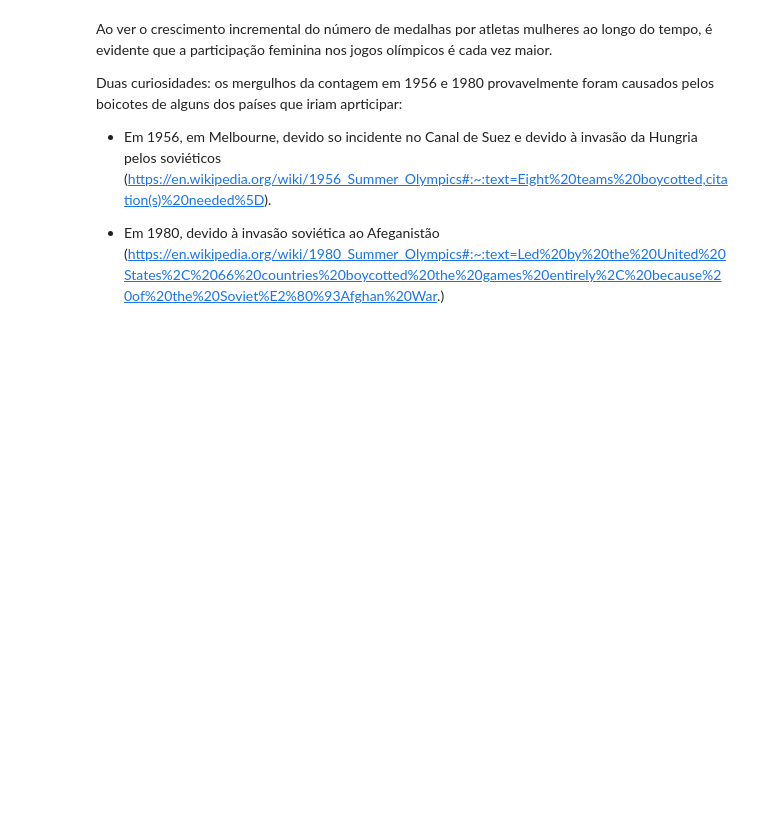
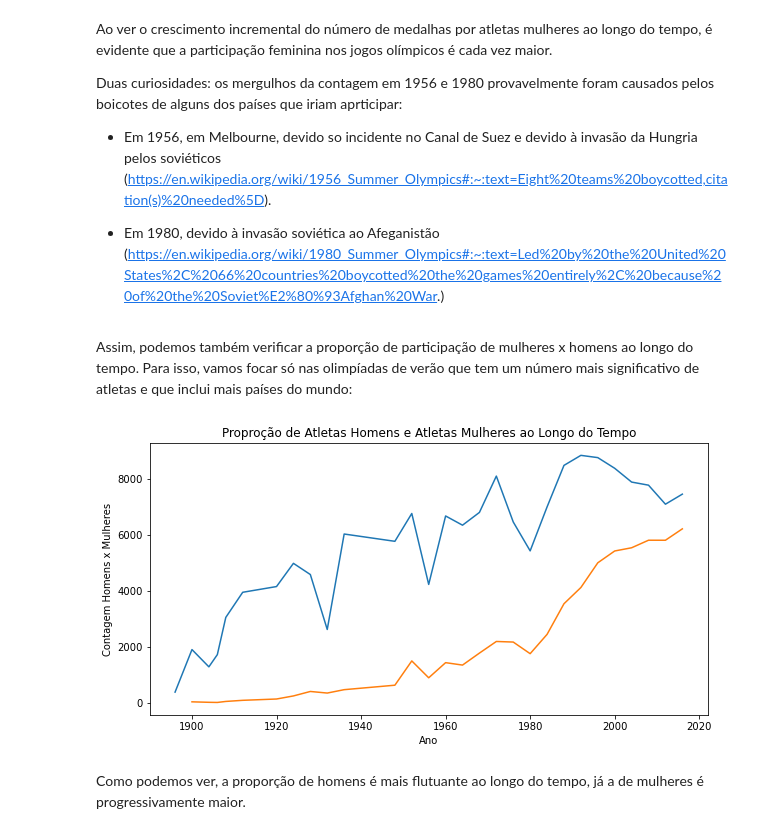
Before and after one commit to vmendes93/projeto_final_modulo_5, a Jupyter notebook: Projeto Final.ipynb, the cells around one changed output. Drawn from its saved outputs; the diff is of its cells as text; code cells hidden in the pictures; blank space fills up the shorter version.

```diff
--- a/Projeto Final.ipynb
+++ b/Projeto Final.ipynb
@@ -369,3 +453,27 @@ Duas curiosidades: os mergulhos da contagem em 1956 e 1980 provavelmente foram c
 * Em 1956, em Melbourne, devido so incidente no Canal de Suez e devido à invasão da Hungria pelos soviéticos (https://en.wikipedia.org/wiki/1956_Summer_Olympics#:~:text=Eight%20teams%20boycotted,citation(s)%20needed%5D).
 
 * Em 1980, devido à invasão soviética ao Afeganistão (https://en.wikipedia.org/wiki/1980_Summer_Olympics#:~:text=Led%20by%20the%20United%20States%2C%2066%20countries%20boycotted%20the%20games%20entirely%2C%20because%20of%20the%20Soviet%E2%80%93Afghan%20War.)
+# %% [markdown]
+Assim, podemos também verificar a proporção de participação de mulheres x homens ao longo do tempo. Para isso, vamos focar só nas olimpíadas de verão que tem um número mais significativo de atletas e que inclui mais países do mundo:
+# %%
+atletas_homens = dataset[['Year', 'Sex']][(dataset['Sex'] == 'M') & (dataset['Season'] == 'Summer')]
+
+atletas_mulheres = dataset[['Year','Sex']][(dataset['Sex'] == 'F') & (dataset['Season'] == 'Summer')]
+# %%
+series_1 = atletas_homens['Year'].value_counts().reset_index(name = 'contagem_masc')
+
+series_2 = atletas_mulheres['Year'].value_counts().reset_index(name = 'contagem_fem')
+# %%
+plt.figure(figsize=(10,5))
+
+sns.lineplot(x='index', y='contagem_masc', data=series_1)
+sns.lineplot(x='index', y='contagem_fem', data=series_2)
+
+plt.title('Proproção de Atletas Homens e Atletas Mulheres ao Longo do Tempo')
+plt.xlabel('Ano')
+plt.ylabel('Contagem Homens x Mulheres')
+plt.show()
+# %% [output]
+[figure, added]
+# %% [markdown]
+Como podemos ver, a proporção de homens é mais flutuante  ao longo do tempo, já a de mulheres é progressivamente maior.
```
Also changed, not shown: parts of 19 cells of this notebook.
